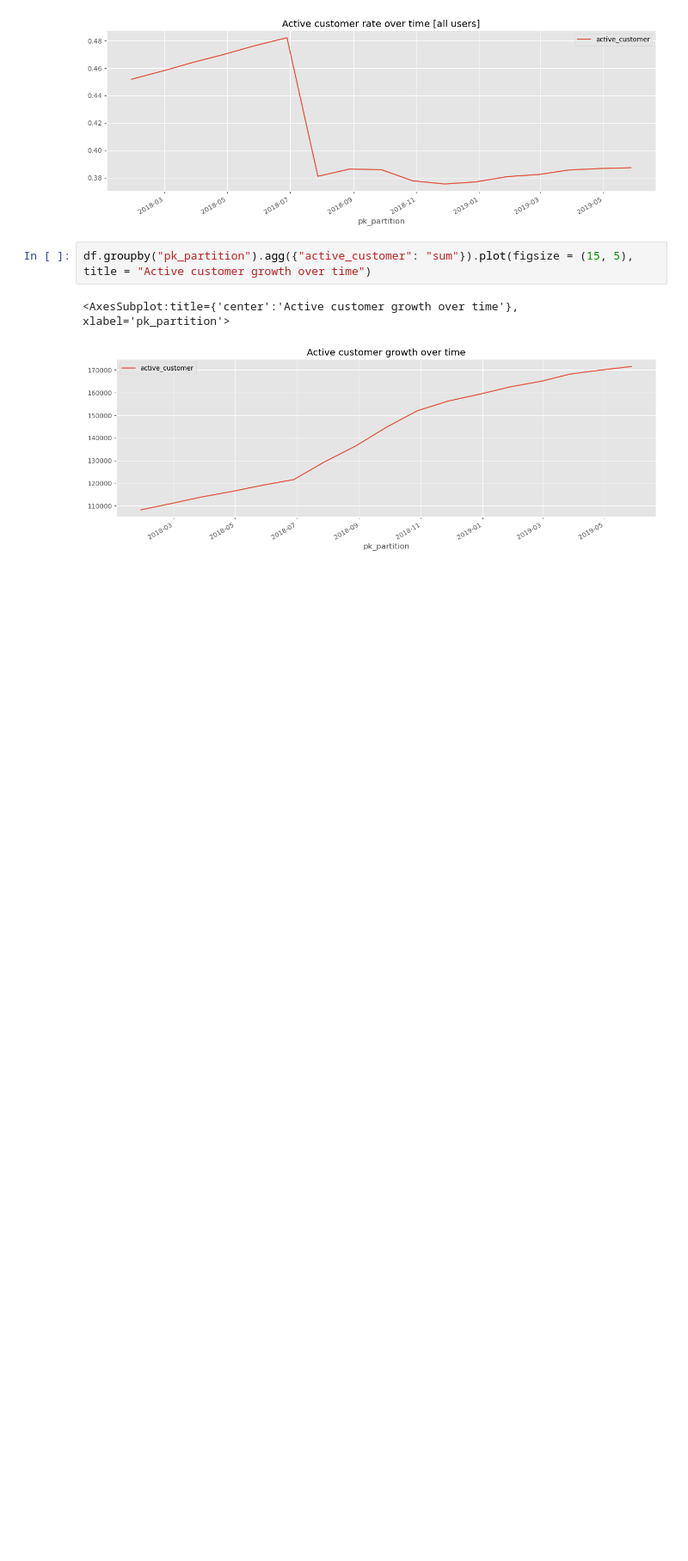
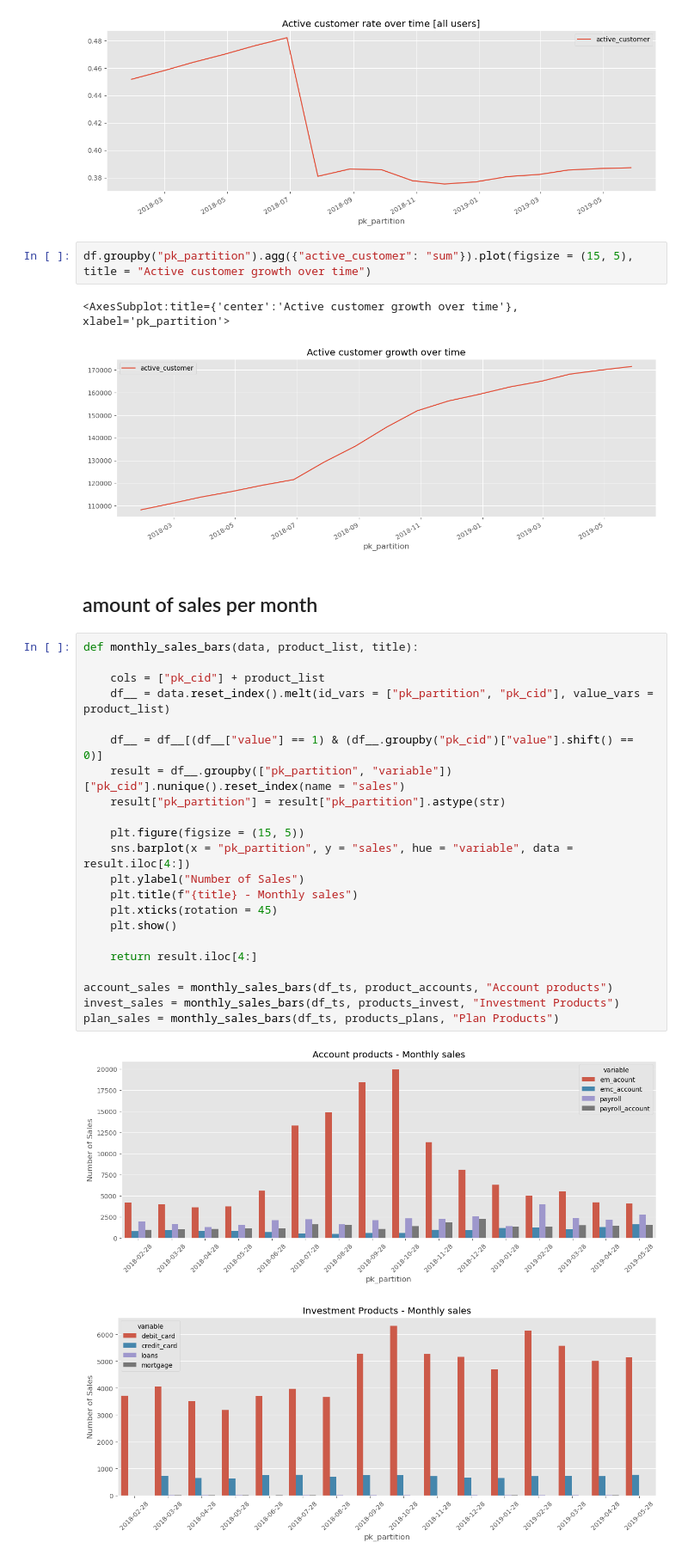
Before and after one commit to aggarcia1996/final_project_adjt, a Jupyter notebook: Analysis/EDA.ipynb, the cells around one changed output. Shown at 86% size. Saved outputs shown, nothing was run; the diff lists cells and outputs as text; blank space fills up the shorter version.

Commit message:
product analysis

```diff
--- a/Analysis/EDA.ipynb
+++ b/Analysis/EDA.ipynb
@@ -670,3 +670,30 @@ df.groupby("pk_partition").agg({"active_customer": "sum"}).plot(figsize = (15, 5
 # %% [output]
 <AxesSubplot:title={'center':'Active customer growth over time'}, xlabel='pk_partition'>
 [figure]
+# %% [markdown]
+## amount of sales per month
+# %%
+def monthly_sales_bars(data, product_list, title):
+
+    cols = ["pk_cid"] + product_list
+    df__ = data.reset_index().melt(id_vars = ["pk_partition", "pk_cid"], value_vars = product_list)
+
+    df__ = df__[(df__["value"] == 1) & (df__.groupby("pk_cid")["value"].shift() == 0)]
+    result = df__.groupby(["pk_partition", "variable"])["pk_cid"].nunique().reset_index(name = "sales")
+    result["pk_partition"] = result["pk_partition"].astype(str)
+
+    plt.figure(figsize = (15, 5))
+    sns.barplot(x = "pk_partition", y = "sales", hue = "variable", data = result.iloc[4:])
+    plt.ylabel("Number of Sales")
+    plt.title(f"{title} - Monthly sales")
+    plt.xticks(rotation = 45)
+    plt.show()
+
+    return result.iloc[4:]
+
+account_sales = monthly_sales_bars(df_ts, product_accounts, "Account products")
+invest_sales = monthly_sales_bars(df_ts, products_invest, "Investment Products")
+plan_sales = monthly_sales_bars(df_ts, products_plans, "Plan Products")
+# %% [output]
+[figure, added]
+[figure, added]
```
Also changed, not shown: parts of 6 cells of this notebook.
